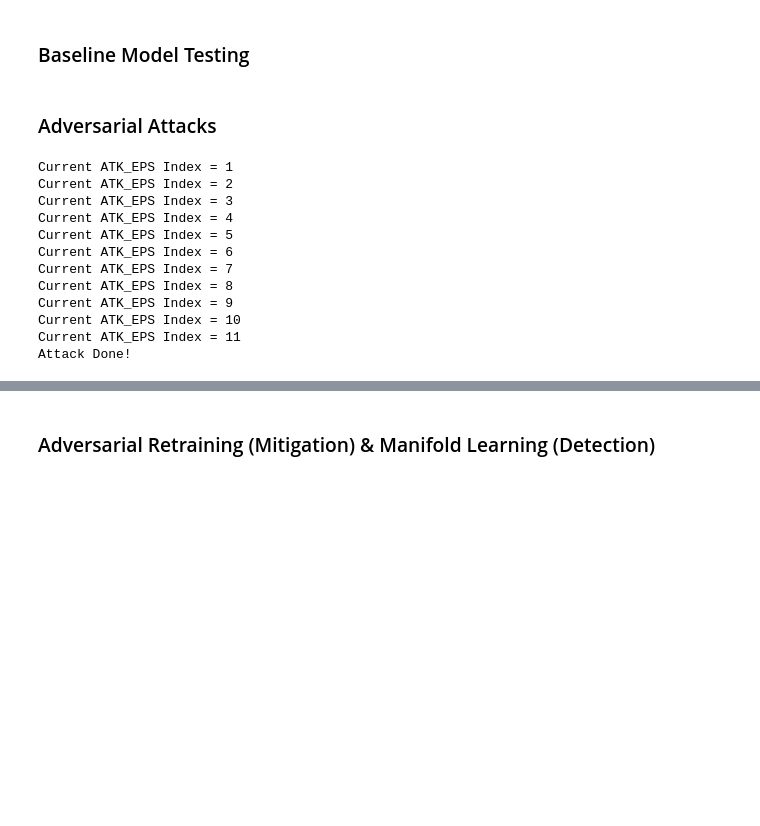
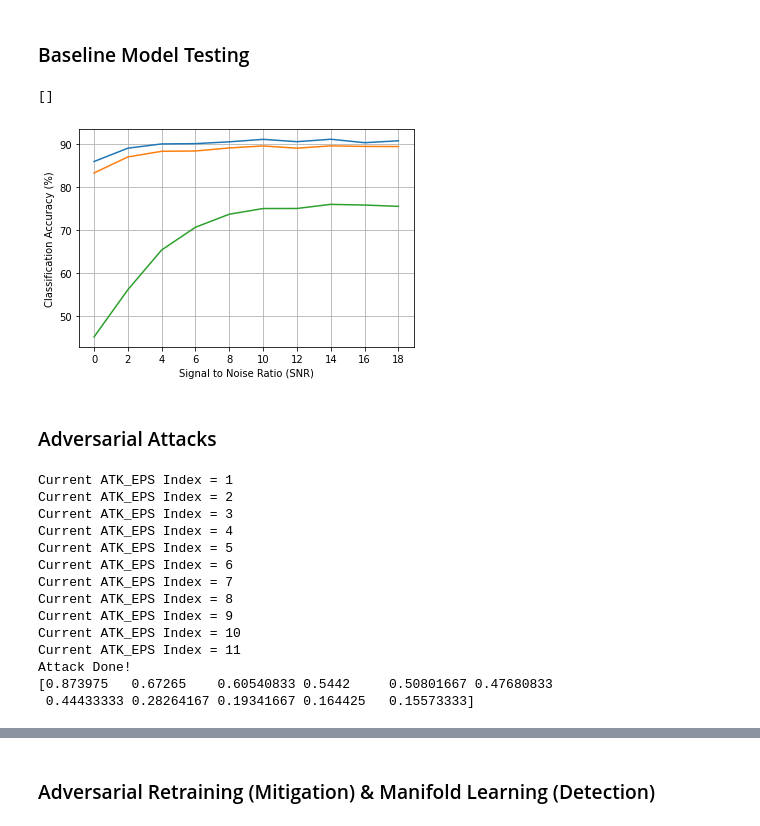
Before and after one commit to baina23/Robust-AMC, a Jupyter notebook: CNN_main.ipynb, the cells around one changed output, grey strips where cells are left out. Drawn from its saved outputs; the diff is of its cells as text; code cells hidden in the pictures; blank space fills up the shorter version.

```diff
--- a/CNN_main.ipynb
+++ b/CNN_main.ipynb
@@ -50,17 +48,17 @@ snrs, mods, X, labels = process_data(filename)
 # %%
 curr_model = "CNN"
 
-subsample = 1.0
-# subsample = 0.5
-# subsample = 0.25
-# subsample = 0.125
+#subsample = 1
+subsample = 2
+# subsample = 4
+#subsample = 8
 # %%
-x_train, x_test, y_train, y_test, test_labels, test_idx = train_test_split(X, labels, mods, NN = curr_model)
+x_train0, x_test0, y_train, y_test, test_labels, test_idx = train_test_split(X, labels, mods, NN = curr_model)
 
 #####################################################################
-# Apply subsampling to x_train and x_test
-
-#####################################################################
+x_train = x_train0[:,:,:,::subsample]
+x_test = x_test0[:,:,:,::subsample]
+####################################################################
 
 print(x_train.shape)
 print(x_test.shape)
@@ -74,16 +72,16 @@ torch.Size([120000])
 # %%
 if curr_model == "CNN" :
     batch_size = 256
-    if subsample == 1.0 :
+    if subsample == 1 :
         model = CNN(input_size = 128).to(device = device)
         model_checkpoint = "CNN_base.pt"
-    if subsample == 0.5 :
+    if subsample == 2 :
         model = CNN(input_size = 64).to(device = device)
         model_checkpoint = "CNN_base_sub12.pt"
-    if subsample == 0.25 :
+    if subsample == 4 :
         model = CNN(input_size = 32).to(device = device)
         model_checkpoint = "CNN_base_sub14.pt"
-    if subsample == 0.125 :
+    if subsample == 8 :
         model = CNN(input_size = 16).to(device = device)
         model_checkpoint = "CNN_base_sub18.pt"
 
@@ -159,7 +157,13 @@ print("Training Complete!")
 # %% [markdown]
 ### Baseline Model Testing
 # %%
-cnn_net = CNN()
-cnn_net.load_state_dict(torch.load("CNN_base.pt"))
-cnn_net = cnn_net.to(device)
+cnn_net1 = CNN()
+cnn_net2 = CNN(input_size=64)
+cnn_net8 = CNN(input_size=16)
+cnn_net1.load_state_dict(torch.load("CNN_base.pt"))
+cnn_net2.load_state_dict(torch.load("CNN_base_sub12.pt"))
+cnn_net8.load_state_dict(torch.load("CNN_base_sub18.pt"))
+cnn_net1 = cnn_net1.to(device)
+cnn_net2 = cnn_net2.to(device)
+cnn_net8 = cnn_net8.to(device)
 # %%
@@ -174,7 +178,17 @@ print("CNN_base Accuracy = %.4f" % cnn_acc)
 plot_confusion_matrix(y_tests = y_test.cpu().numpy(),
                       y_preds = y_preds, mods = mods)
 # %%
-acc_dict = plot_snr_accuracy(cnn_net, x_test, labels, test_labels, test_idx, snrs, mods, device)
+x_train2, x_test2 = x_train0[:,:,:,::2], x_test0[:,:,:,::2]
+x_train8, x_test8 = x_train0[:,:,:,::8], x_test0[:,:,:,::8]
+acc_dict1 = plot_snr_accuracy(cnn_net1, x_test0, labels, test_labels, test_idx, snrs, mods, device)
+plt.plot(label = 'No Samples')
+acc_dict2 = plot_snr_accuracy(cnn_net2, x_test2, labels, test_labels, test_idx, snrs, mods, device)
+plt.plot(label = '1/2 Samples')
+acc_dict8 = plot_snr_accuracy(cnn_net8, x_test8, labels, test_labels, test_idx, snrs, mods, device)
+plt.plot(label = '1/8 Samples')
+# %% [output]
+[]
+[figure, added]
 # %%
 ###########################################################################
 # %% [markdown]
@@ -194,12 +208,12 @@ eps_values = np.array([0.00, 0.01, 0.02, 0.04, 0.06, 0.08, 0.10,
 fgm_acc = np.zeros(len(eps_values))
 fgm_art_acc = np.zeros(len(eps_values))
 # %%
-whitebox = CNN()
+whitebox = CNN(input_size=64)
 
-#whitebox.load_state_dict(torch.load("CNN_base.pt"))
+#whitebox.load_state_dict(torch.load("CNN_base_sub12.pt"))
 
-#whitebox.load_state_dict(torch.load("CNN_FGSM_ART.pt"))
-whitebox.load_state_dict(torch.load("CNN_FGML2_ART.pt"))
+#whitebox.load_state_dict(torch.load("CNN_FGSM_ART_sub12.pt"))
+whitebox.load_state_dict(torch.load("CNN_FGML2_ART_sub12.pt"))
 
 whitebox = whitebox.to(device)
 whitebox.eval()
@@ -240,6 +254,7 @@ for i in range(len(eps_values)) :
         fgm_art_acc[i] = whitebox_acc
 
 print("Attack Done!")
+print(fgm_art_acc)
 # %% [output]
 Current ATK_EPS Index = 1
 Current ATK_EPS Index = 2
@@ -253,3 +268,5 @@ Current ATK_EPS Index = 9
 Current ATK_EPS Index = 10
 Current ATK_EPS Index = 11
 Attack Done!
+[0.873975   0.67265    0.60540833 0.5442     0.50801667 0.47680833
+ 0.44433333 0.28264167 0.19341667 0.164425   0.15573333]
```
Also changed, not shown: parts of 12 cells of this notebook, 10 other files.
